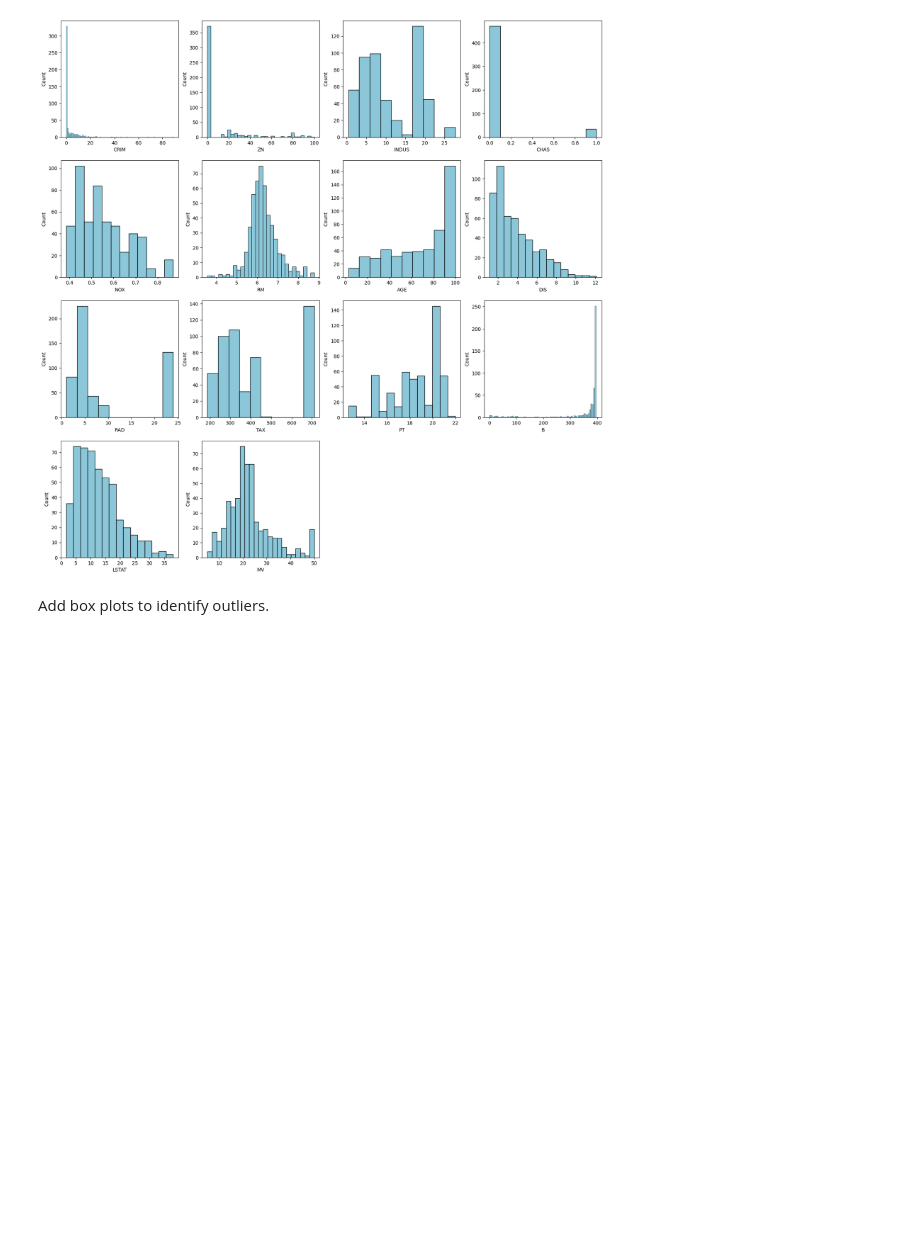
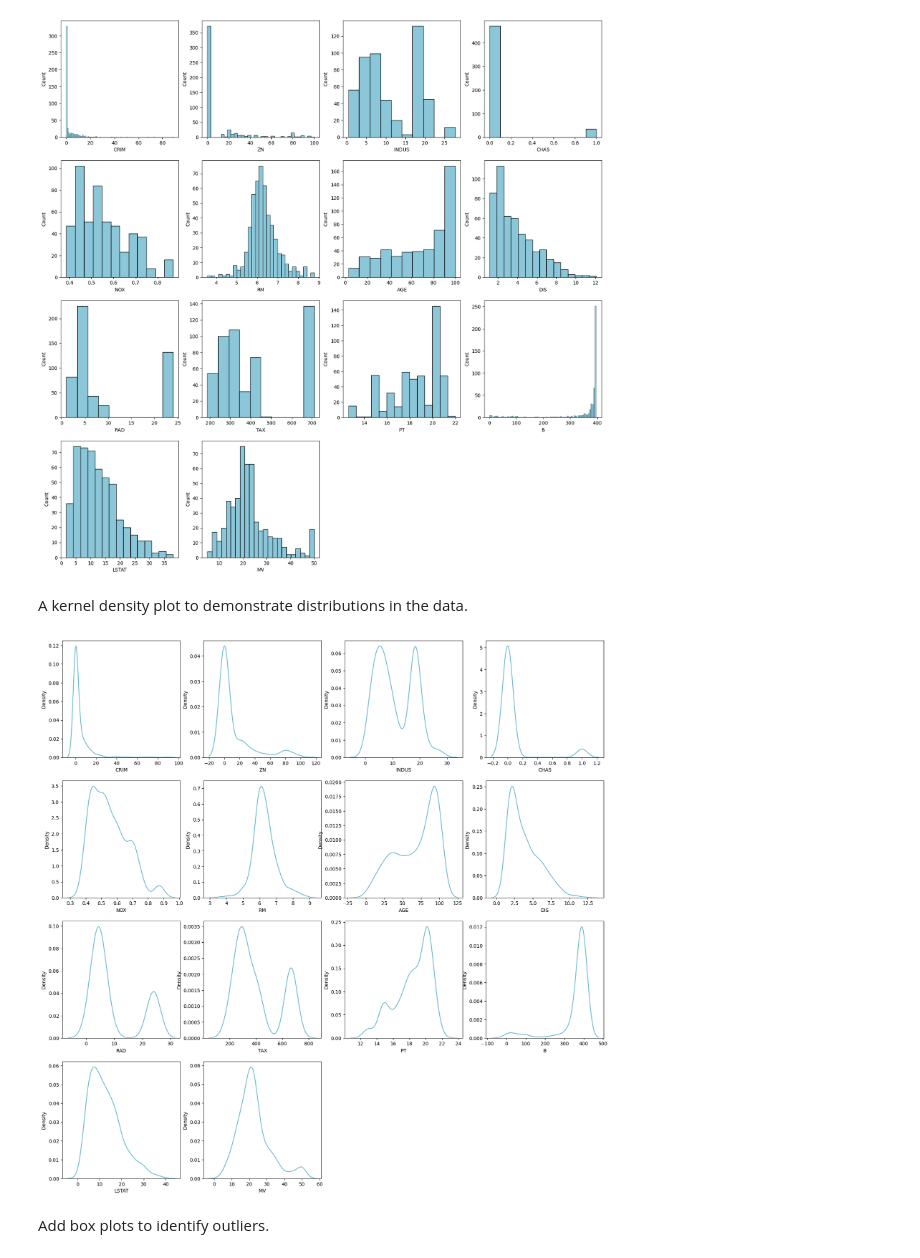
Before and after one commit to Ri-Dearg/data-analytics-dbs, a Jupyter notebook: statistics/ca1-boston-data/ca1.ipynb, the cells around one changed output. Cells and saved outputs as stored; diff of their text form; code cells hidden in the pictures; blank space fills up the shorter version.

Commit message:
feat(stats): add kernel density plots
Help demonstrate distribution.

```diff
--- a/statistics/ca1-boston-data/ca1.ipynb
+++ b/statistics/ca1-boston-data/ca1.ipynb
@@ -90,6 +90,12 @@ Plot histograms to see the distribution of the data.
 multi_row_plot(sns.histplot, boston_csv)
 # %% [output]
 [figure]
+# %% [markdown]
+A kernel density plot to demonstrate distributions in the data.
+# %%
+multi_row_plot(sns.kdeplot, boston_csv)
+# %% [output]
+[figure, added]
 # %% [markdown]
 Add box plots to identify outliers.
 # %%
```
